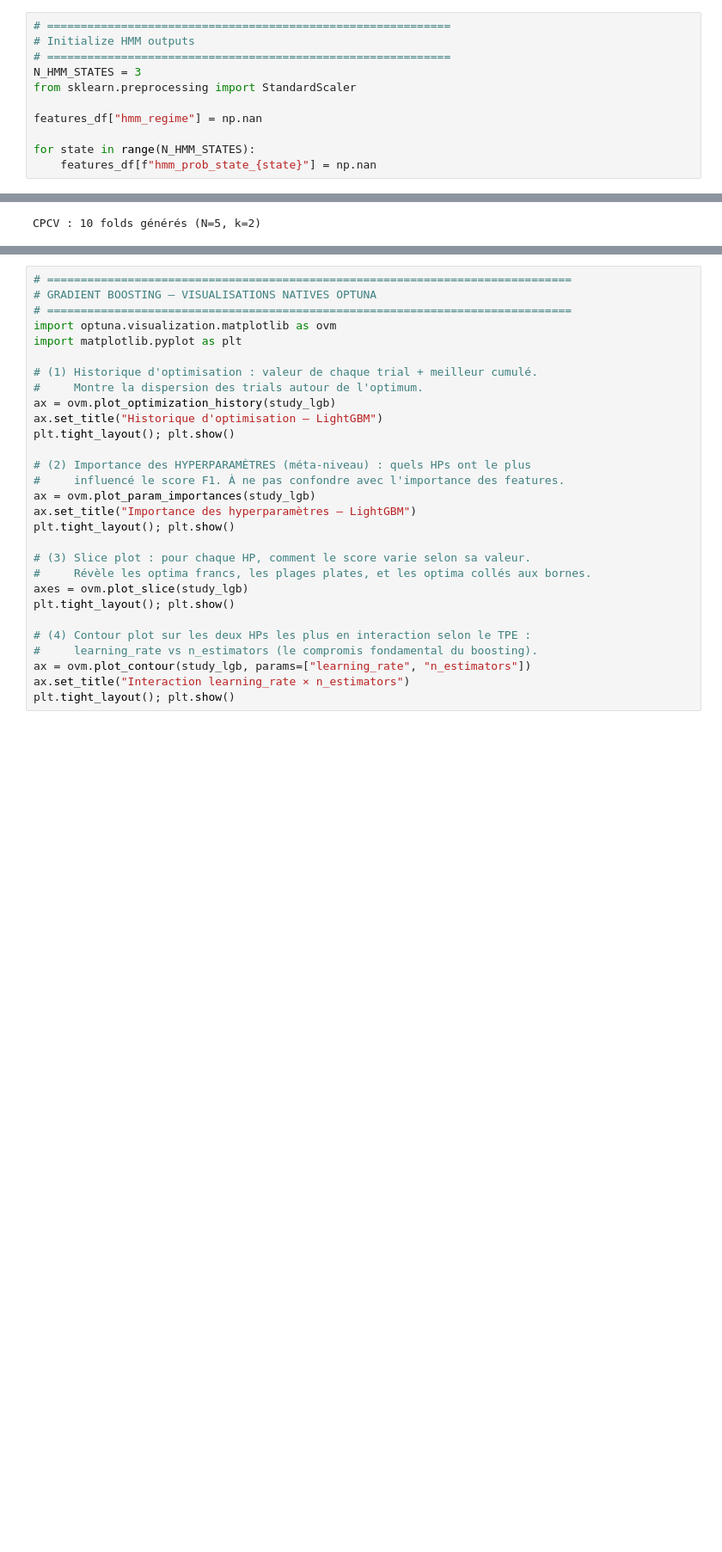
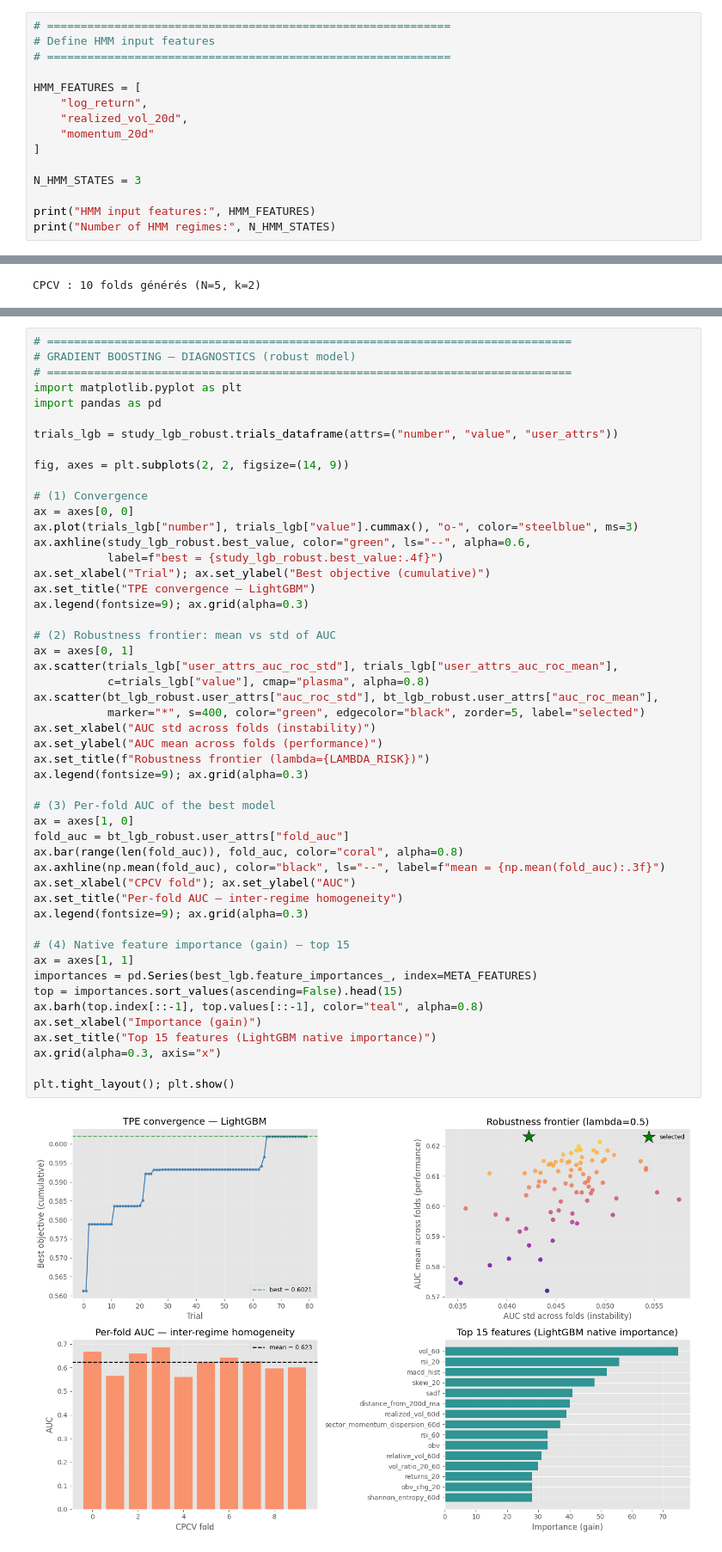
Before and after one commit to garancedvn/Systematic-Trading, a Jupyter notebook: coursework.ipynb, the cells around one changed output, grey strips where cells are left out. Shown at 86% size. Drawn from its saved outputs; the diff is of its cells as text; blank space fills up the shorter version.

```diff
--- a/coursework.ipynb
+++ b/coursework.ipynb
@@ -1214,12 +1181,16 @@ For each instrument, the first 80% of signal dates are assigned to the training
 The HMM is then fitted only using market data up to the last training signal date for each instrument.
 # %%
 # ============================================================
-# Initialize HMM outputs
+# Define HMM input features
 # ============================================================
+
+HMM_FEATURES = [
+    "log_return",
+    "realized_vol_20d",
+    "momentum_20d"
+]
+
 N_HMM_STATES = 3
-from sklearn.preprocessing import StandardScaler
 
-features_df["hmm_regime"] = np.nan
-
-for state in range(N_HMM_STATES):
-    features_df[f"hmm_prob_state_{state}"] = np.nan
+print("HMM input features:", HMM_FEATURES)
+print("Number of HMM regimes:", N_HMM_STATES)
@@ -4222,29 +4173,52 @@ best_lgb refit sur tout le train — prêt pour l'évaluation OOS.
 # %%
 # ==============================================================================
-# GRADIENT BOOSTING — VISUALISATIONS NATIVES OPTUNA
+# GRADIENT BOOSTING — DIAGNOSTICS (robust model)
 # ==============================================================================
-import optuna.visualization.matplotlib as ovm
 import matplotlib.pyplot as plt
+import pandas as pd
 
-# (1) Historique d'optimisation : valeur de chaque trial + meilleur cumulé.
-#     Montre la dispersion des trials autour de l'optimum.
-ax = ovm.plot_optimization_history(study_lgb)
-ax.set_title("Historique d'optimisation — LightGBM")
+trials_lgb = study_lgb_robust.trials_dataframe(attrs=("number", "value", "user_attrs"))
+
+fig, axes = plt.subplots(2, 2, figsize=(14, 9))
+
+# (1) Convergence
+ax = axes[0, 0]
+ax.plot(trials_lgb["number"], trials_lgb["value"].cummax(), "o-", color="steelblue", ms=3)
+ax.axhline(study_lgb_robust.best_value, color="green", ls="--", alpha=0.6,
+           label=f"best = {study_lgb_robust.best_value:.4f}")
+ax.set_xlabel("Trial"); ax.set_ylabel("Best objective (cumulative)")
+ax.set_title("TPE convergence — LightGBM")
+ax.legend(fontsize=9); ax.grid(alpha=0.3)
+
+# (2) Robustness frontier: mean vs std of AUC
+ax = axes[0, 1]
+ax.scatter(trials_lgb["user_attrs_auc_roc_std"], trials_lgb["user_attrs_auc_roc_mean"],
+           c=trials_lgb["value"], cmap="plasma", alpha=0.8)
+ax.scatter(bt_lgb_robust.user_attrs["auc_roc_std"], bt_lgb_robust.user_attrs["auc_roc_mean"],
+           marker="*", s=400, color="green", edgecolor="black", zorder=5, label="selected")
+ax.set_xlabel("AUC std across folds (instability)")
+ax.set_ylabel("AUC mean across folds (performance)")
+ax.set_title(f"Robustness frontier (lambda={LAMBDA_RISK})")
+ax.legend(fontsize=9); ax.grid(alpha=0.3)
+
+# (3) Per-fold AUC of the best model
+ax = axes[1, 0]
+fold_auc = bt_lgb_robust.user_attrs["fold_auc"]
+ax.bar(range(len(fold_auc)), fold_auc, color="coral", alpha=0.8)
+ax.axhline(np.mean(fold_auc), color="black", ls="--", label=f"mean = {np.mean(fold_auc):.3f}")
+ax.set_xlabel("CPCV fold"); ax.set_ylabel("AUC")
+ax.set_title("Per-fold AUC — inter-regime homogeneity")
+ax.legend(fontsize=9); ax.grid(alpha=0.3)
+
+# (4) Native feature importance (gain) — top 15
+ax = axes[1, 1]
+importances = pd.Series(best_lgb.feature_importances_, index=META_FEATURES)
+top = importances.sort_values(ascending=False).head(15)
+ax.barh(top.index[::-1], top.values[::-1], color="teal", alpha=0.8)
+ax.set_xlabel("Importance (gain)")
+ax.set_title("Top 15 features (LightGBM native importance)")
+ax.grid(alpha=0.3, axis="x")
+
 plt.tight_layout(); plt.show()
-
-# (2) Importance des HYPERPARAMÈTRES (méta-niveau) : quels HPs ont le plus
-#     influencé le score F1. À ne pas confondre avec l'importance des features.
-ax = ovm.plot_param_importances(study_lgb)
-ax.set_title("Importance des hyperparamètres — LightGBM")
-plt.tight_layout(); plt.show()
-
-# (3) Slice plot : pour chaque HP, comment le score varie selon sa valeur.
-#     Révèle les optima francs, les plages plates, et les optima collés aux bornes.
-axes = ovm.plot_slice(study_lgb)
-plt.tight_layout(); plt.show()
-
-# (4) Contour plot sur les deux HPs les plus en interaction selon le TPE :
-#     learning_rate vs n_estimators (le compromis fondamental du boosting).
-ax = ovm.plot_contour(study_lgb, params=["learning_rate", "n_estimators"])
-ax.set_title("Interaction learning_rate × n_estimators")
-plt.tight_layout(); plt.show()
+# %% [output]
+[figure, added]
```
Also changed, not shown: parts of 74 cells of this notebook, 1 other file.
